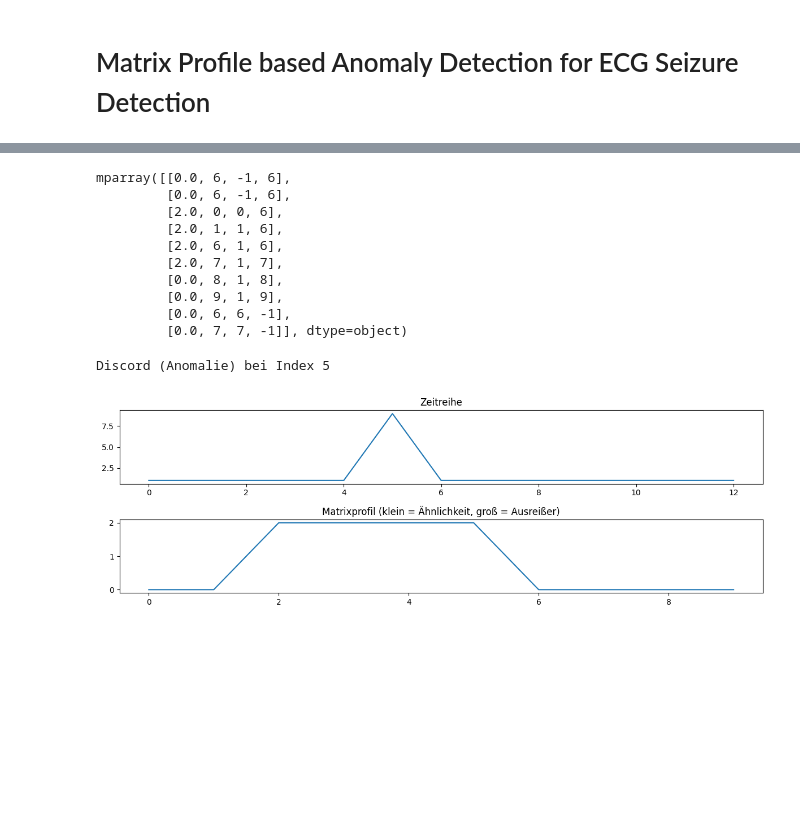
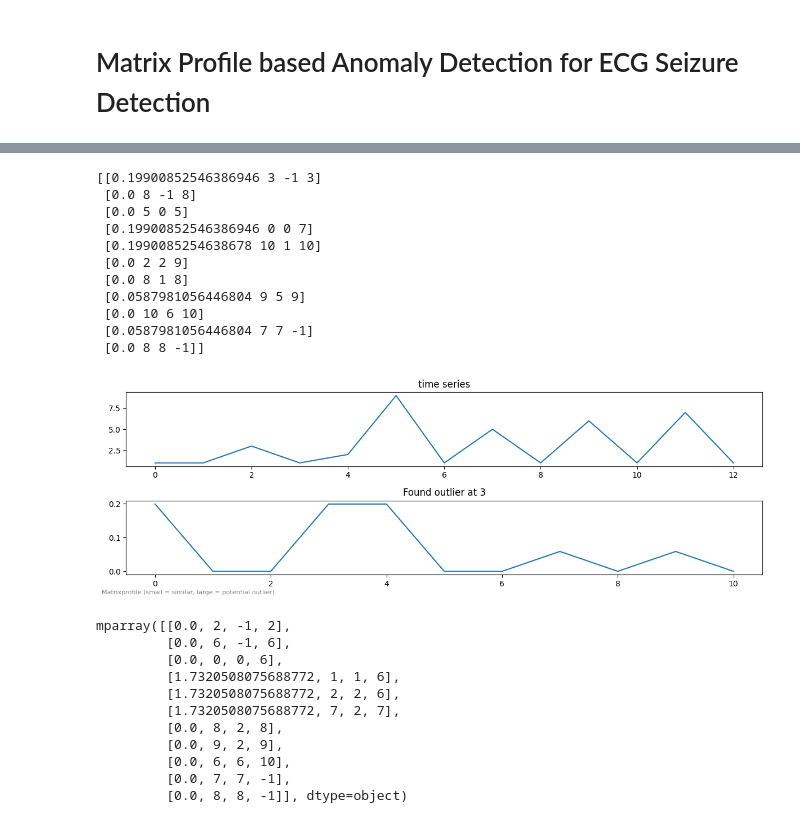
Before and after one commit to creintjes/ecg-seizure-detection, a Jupyter notebook: MatrixProfile/MatrixProfile_experiment.ipynb, the cells around one changed output, grey strips where cells are left out. Saved outputs shown, nothing was run; the diff lists cells and outputs as text; code cells hidden in the pictures; blank space fills up the shorter version.

```diff
--- a/MatrixProfile/MatrixProfile_experiment.ipynb
+++ b/MatrixProfile/MatrixProfile_experiment.ipynb
@@ -16,35 +46,33 @@ mp = stumpy.stump(ts, m)
+# %%
+timeseries = np.array([1, 1, 3, 1, 2, 9, 1,5,1,6,1,7,1], dtype=np.float64)
+subsequence_length = 3
+matrix_profile=calculate_matrix_profile_for_sample(sample=timeseries, subsequence_length=subsequence_length)
+print(matrix_profile)
+plot_matrix_profile(sample=timeseries, matrix_profile=matrix_profile)
+# %% [output]
+[[0.19900852546386946 3 -1 3]
+ [0.0 8 -1 8]
+ [0.0 5 0 5]
+ [0.19900852546386946 0 0 7]
+ [0.1990085254638678 10 1 10]
+ [0.0 2 2 9]
+ [0.0 8 1 8]
+ [0.0587981056446804 9 5 9]
+ [0.0 10 6 10]
+ [0.0587981056446804 7 7 -1]
+ [0.0 8 8 -1]]
+[figure, added]
 # %%
-mp
+matrix_profile
 # %% [output]
-mparray([[0.0, 6, -1, 6],
+mparray([[0.0, 2, -1, 2],
          [0.0, 6, -1, 6],
-         [2.0, 0, 0, 6],
-         [2.0, 1, 1, 6],
-         [2.0, 6, 1, 6],
-         [2.0, 7, 1, 7],
-         [0.0, 8, 1, 8],
-         [0.0, 9, 1, 9],
-         [0.0, 6, 6, -1],
-         [0.0, 7, 7, -1]], dtype=object)
+         [0.0, 0, 0, 6],
+         [1.7320508075688772, 1, 1, 6],
+         [1.7320508075688772, 2, 2, 6],
+         [1.7320508075688772, 7, 2, 7],
+         [0.0, 8, 2, 8],
+         [0.0, 9, 2, 9],
+         [0.0, 6, 6, 10],
+         [0.0, 7, 7, -1],
+         [0.0, 8, 8, -1]], dtype=object)
-# %%
-discord_idx = np.argsort(mp[:, 0])[-1]
-print(f"Discord (Anomalie) bei Index {discord_idx}")
-# %% [output]
-Discord (Anomalie) bei Index 5
-# %%
-import matplotlib.pyplot as plt
-
-plt.figure(figsize=(12, 4))
-
-plt.subplot(2, 1, 1)
-plt.plot(ts)
-plt.title("Zeitreihe")
-
-plt.subplot(2, 1, 2)
-plt.plot(mp[:, 0])
-plt.title("Matrixprofil (klein = Ähnlichkeit, groß = Ausreißer)")
-
-plt.tight_layout()
-plt.show()
-# %% [output]
-[figure, removed]
```
Also changed, not shown: parts of 7 cells of this notebook.
